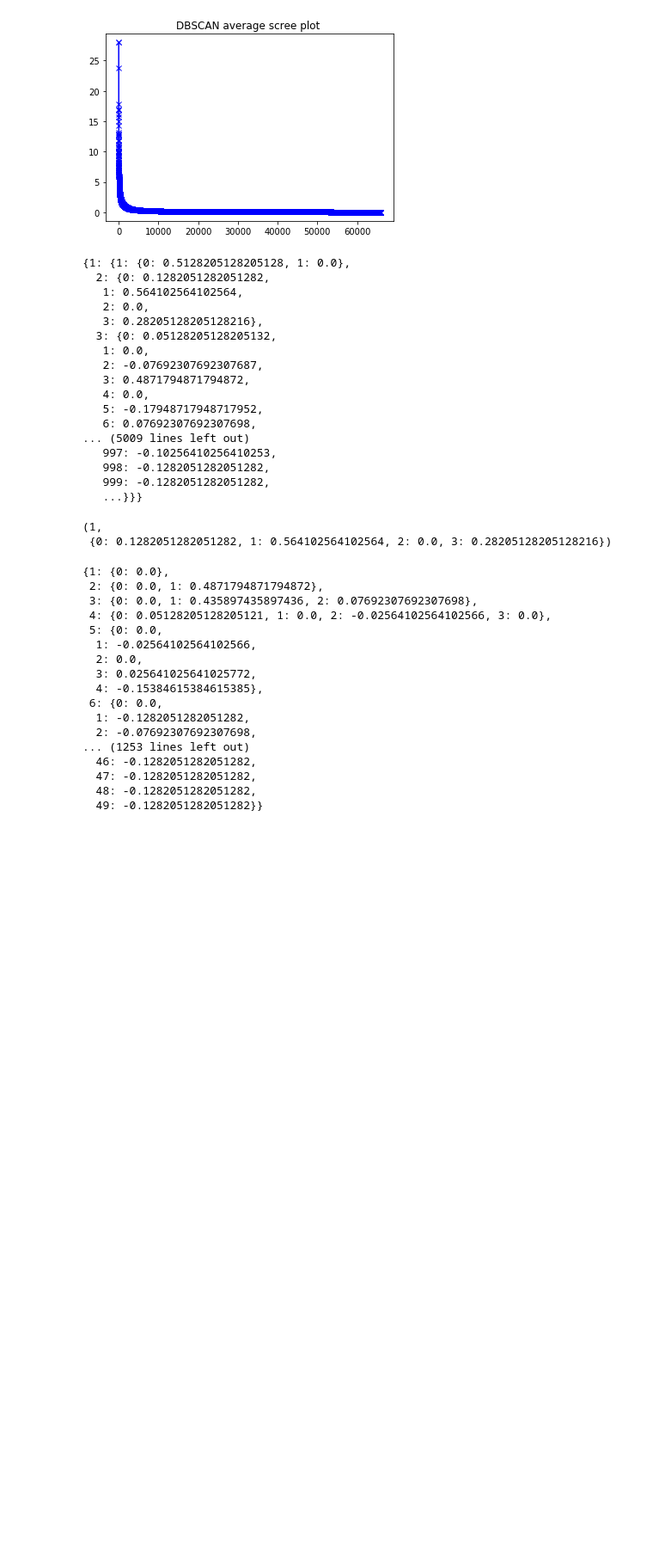
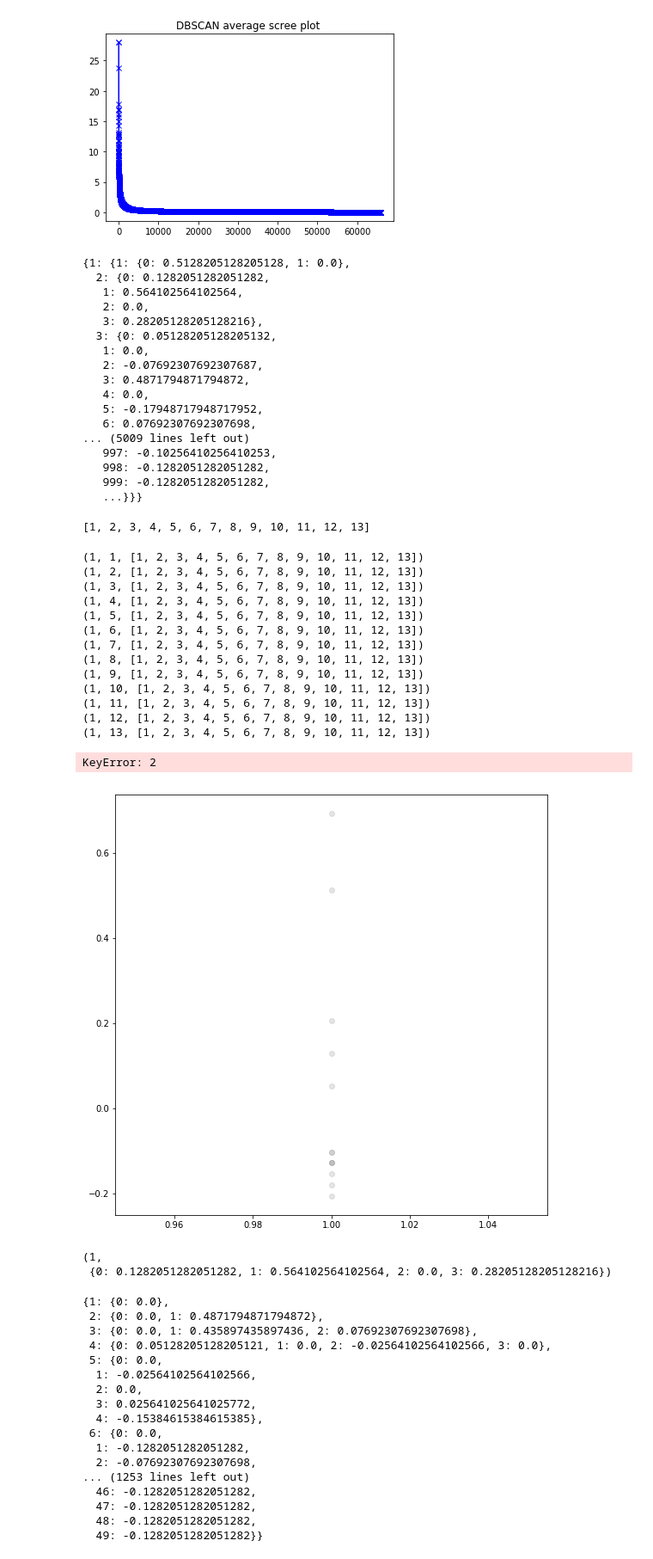
Before and after one commit to SNaGLab/Cognitive-Parcellation, a Jupyter notebook: code/experiments/alexnet_step_1.ipynb, the cells around one changed output. Shown at 86% size. Drawn from its saved outputs; the diff is of its cells as text; code cells hidden in the pictures; blank space fills up the shorter version.

```diff
--- a/code/experiments/alexnet_step_1.ipynb
+++ b/code/experiments/alexnet_step_1.ipynb
@@ -347,7 +347,7 @@ def top5accuracy(true, predicted):
     for i in range(len(true)):
         flag  = 0
         temp = true[i]
-        for j in predicted[i]:
+        for j in predicted[i][0:5]:
             if j == temp:
                 flag = 1
                 break
@@ -889,14 +889,78 @@ for i in range(k):
 '''
 # %%
 #Loading the pickle files
-method ='KMeans'
+method ='GMM'
 
-k = 4
+k = 1
 result ={}
-for i in range(1,k+1,1):
-    name = '../../data/pkl/'+str(method)+'_50_scree_fold_'+str(i)+'.pickle'   #CHANGE
-    with open(name,"rb") as f:
-        result[i] = pickle.load(f)
+
+name = '../../data/pkl_alex.bak/'+str(method)+'_multi_scree_fold_'+str(i)+'.pickle'   #CHANGE
+with open(name,"rb") as f:
+    result[i] = pickle.load(f)
+# %%
+result[1].keys()
+# %% [output]
+[1, 2, 3, 4, 5, 6, 7, 8, 9, 10, 11, 12, 13]
+# %%
+fig = plt.figure(1,figsize=(9,9))
+ax1 = fig.add_subplot(111)
+anat_avg = np.zeros(13,)
+inat_avg = np.zeros(13,)
+for f in range(1,2,1):
+    clf_result = result
+    X = range(1,14,1)
+    xticks = []
+    x2ticks = []
+    anat = []
+    inat = []
+    for cl in X:
+        xticks.append(2**cl)
+        x2ticks.append(number_of_neurons//2**cl)
+        i = 0
+        temp = []
+        for item in clf_result[cl].keys():
+            if cl == 8:
+                if clf_result[cl][item][0] in pi_ana[f]:
+                    plt.plot(cl,clf_result[cl][item][0],'go',color='#800080')
+                elif clf_result[cl][item][0] in pi_ina[f]:
+                    plt.plot(cl,clf_result[cl][item][0],'go',color='#15CF5F')
+                else:
+                    plt.plot(cl,clf_result[cl][item][0],'go',color='grey',alpha=0.2)
+            else:
+                print(cl, item, clf_result[cl].keys())
+                plt.plot(cl,clf_result[cl][item][0],'go',color='grey',alpha=0.2)
+            temp.append(clf_result[cl][item][0])
+            i += 1
+        anat.append(np.max(temp))
+        inat.append(np.min(temp))
+
+    anat_avg = np.add(anat_avg,anat)
+    inat_avg = np.add(inat_avg,inat)
+    plt.plot(X,anat, color='b',linewidth=1, alpha=0.4,linestyle='dotted')
+    plt.plot(X,inat, color='C1',linewidth=1,alpha=0.4,linestyle='dotted')
+
+for i in range(13):
+    anat_avg[i] = anat_avg[i] / 1.
+    inat_avg[i] = inat_avg[i] / 1.
+
+plt.plot(X,anat_avg, color='#800080',linewidth=3,label='Animate')
+plt.plot(X,inat_avg, color='#15CF5F',linewidth=3, label ='Inanimate')
+# %% [output]
+(1, 1, [1, 2, 3, 4, 5, 6, 7, 8, 9, 10, 11, 12, 13])
+(1, 2, [1, 2, 3, 4, 5, 6, 7, 8, 9, 10, 11, 12, 13])
+(1, 3, [1, 2, 3, 4, 5, 6, 7, 8, 9, 10, 11, 12, 13])
+(1, 4, [1, 2, 3, 4, 5, 6, 7, 8, 9, 10, 11, 12, 13])
+(1, 5, [1, 2, 3, 4, 5, 6, 7, 8, 9, 10, 11, 12, 13])
+(1, 6, [1, 2, 3, 4, 5, 6, 7, 8, 9, 10, 11, 12, 13])
+(1, 7, [1, 2, 3, 4, 5, 6, 7, 8, 9, 10, 11, 12, 13])
+(1, 8, [1, 2, 3, 4, 5, 6, 7, 8, 9, 10, 11, 12, 13])
+(1, 9, [1, 2, 3, 4, 5, 6, 7, 8, 9, 10, 11, 12, 13])
+(1, 10, [1, 2, 3, 4, 5, 6, 7, 8, 9, 10, 11, 12, 13])
+(1, 11, [1, 2, 3, 4, 5, 6, 7, 8, 9, 10, 11, 12, 13])
+(1, 12, [1, 2, 3, 4, 5, 6, 7, 8, 9, 10, 11, 12, 13])
+(1, 13, [1, 2, 3, 4, 5, 6, 7, 8, 9, 10, 11, 12, 13])
+KeyError: 2
+[figure, added]
 # %%
 #Loading the pickle files - Type 2
 method ='DBSCAN'
```
Also changed, not shown: parts of 1 cell of this notebook, 8 other files.
